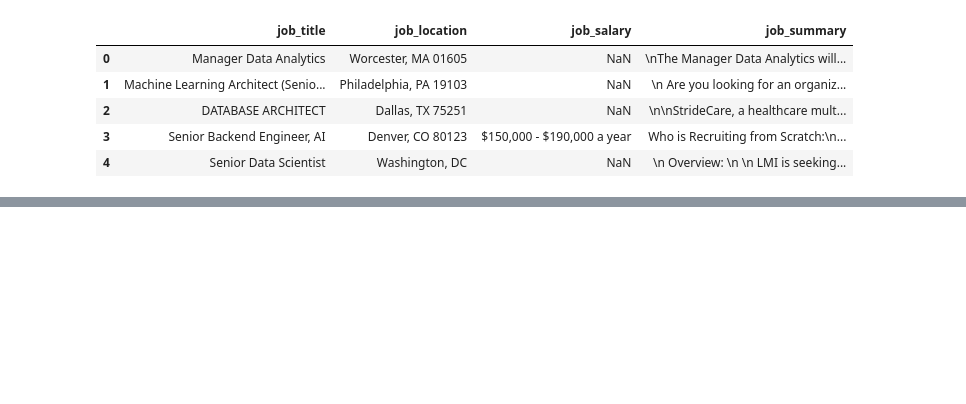
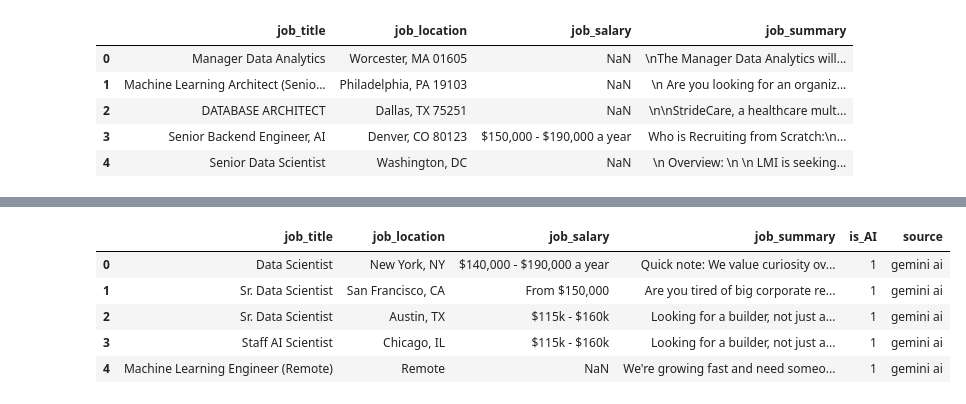
Before and after one commit to Husainz06/CSE881_AI_Detector, a Jupyter notebook: data_prep.ipynb, the cells around one changed output, grey strips where cells are left out. Drawn from its saved outputs; the diff is of its cells as text; code cells hidden in the pictures; blank space fills up the shorter version.

```diff
--- a/data_prep.ipynb
+++ b/data_prep.ipynb
@@ -47,0 +53,14 @@ raw_AI.head()
+# %%
+raw_gemini = pd.read_csv("gemini_data.csv")
+raw_gemini['is_AI'] = 1
+raw_gemini['source'] = 'gemini ai'
+# renaming colums to match the other datasets
+raw_gemini = raw_gemini.rename(columns={"jobtitle": "job_title", "joblocation": "job_location", "jobsalary": "job_salary", "jobsummary": "job_summary"})
+raw_gemini.head()
+# %% [output]
+|  | job_title | job_location | job_salary | job_summary | is_AI | source |
+| 0 | Data Scientist | New York, NY | $140,000 - $190,000 a year | Quick note: We value curiosity ov... | 1 | gemini ai |
+| 1 | Sr. Data Scientist | San Francisco, CA | From $150,000 | Are you tired of big corporate re... | 1 | gemini ai |
+| 2 | Sr. Data Scientist | Austin, TX | $115k - $160k | Looking for a builder, not just a... | 1 | gemini ai |
+| 3 | Staff AI Scientist | Chicago, IL | $115k - $160k | Looking for a builder, not just a... | 1 | gemini ai |
+| 4 | Machine Learning Engineer (Remote) | Remote | NaN | We're growing fast and need someo... | 1 | gemini ai |
```
Also changed, not shown: parts of 10 cells of this notebook, 10 other files.
